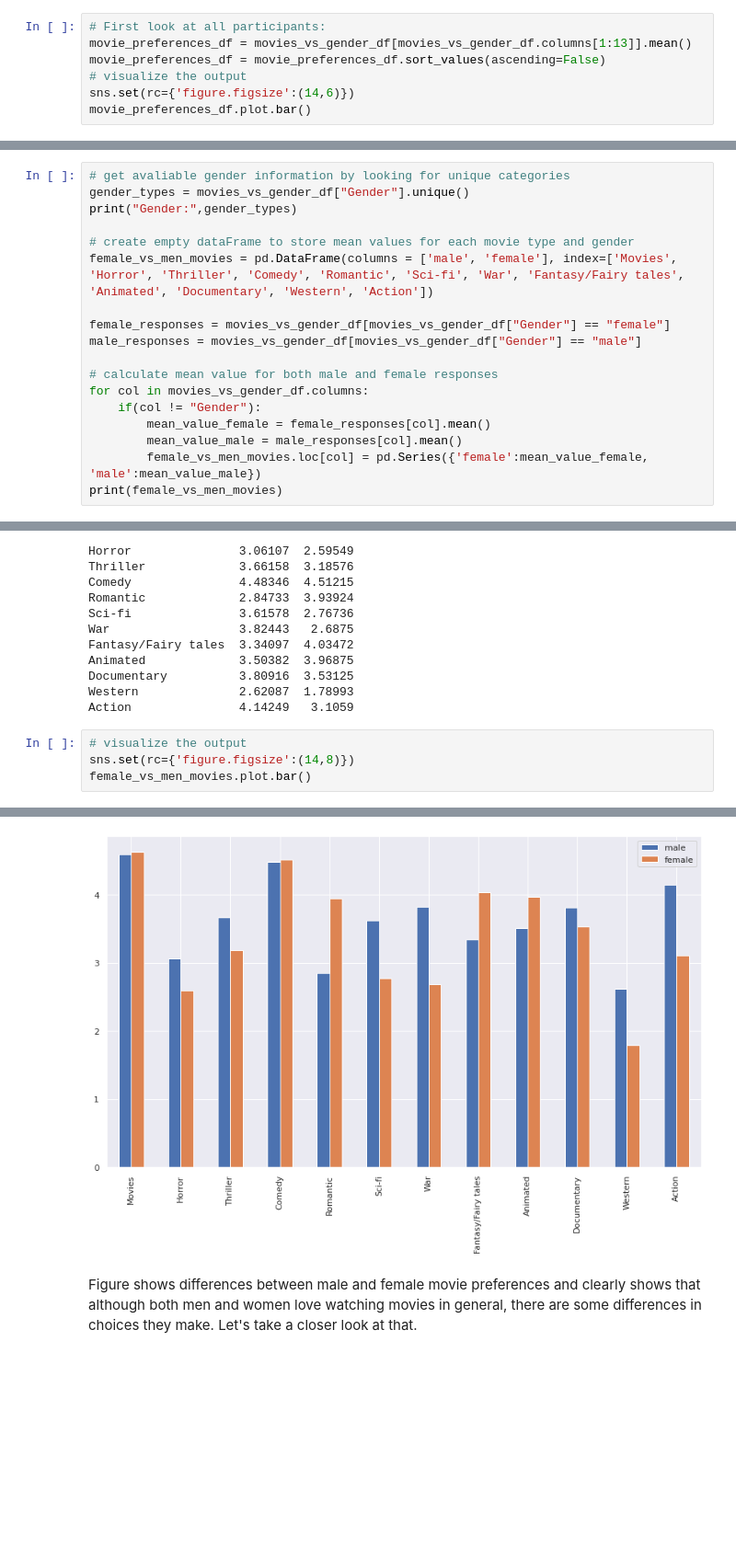
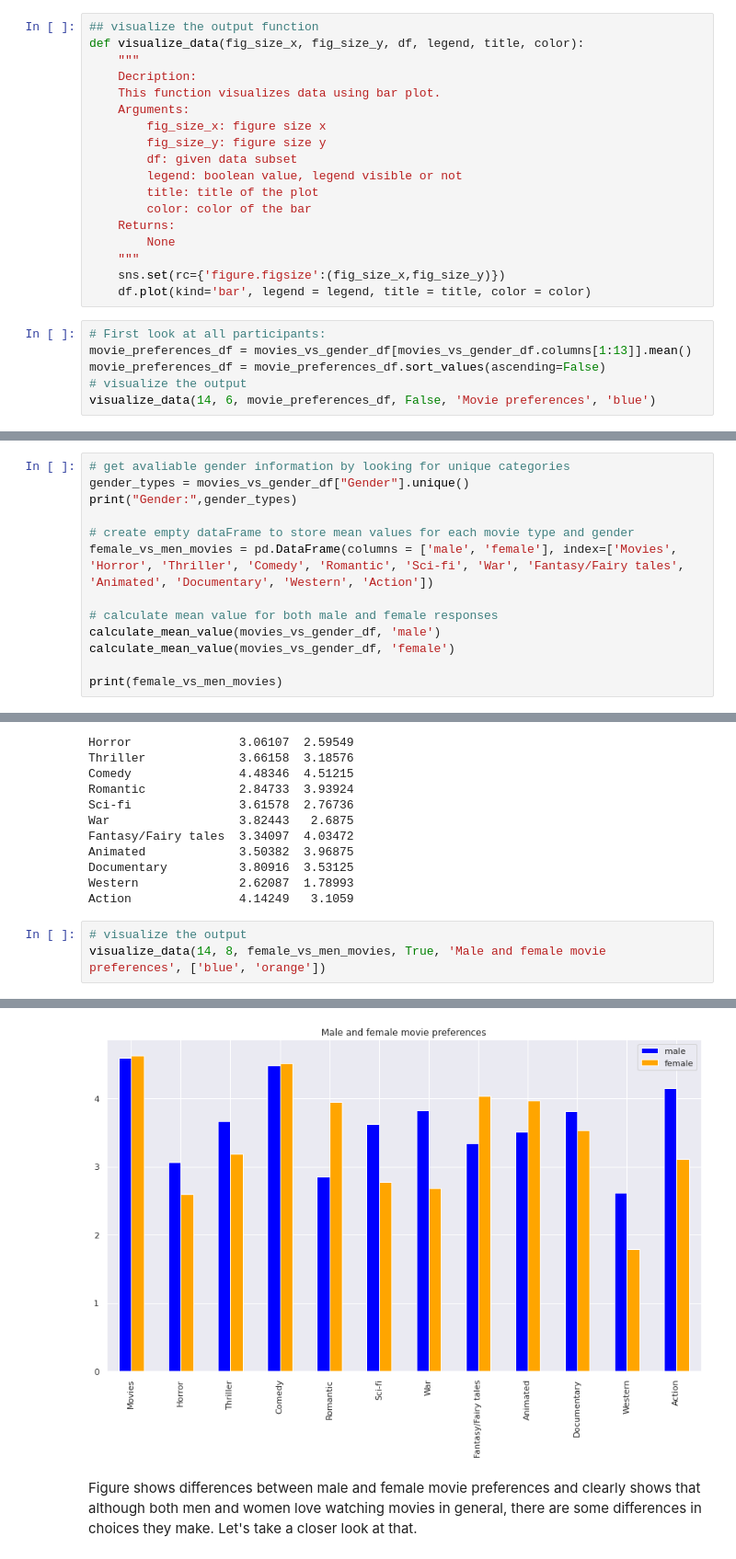
Before and after one commit to olghab/dataScienceProject1, a Jupyter notebook: youngPeopleSurvey_myAnalysis.ipynb, the cells around one changed output, grey strips where cells are left out. Shown: that part at 92% size. Saved outputs shown, nothing was run; the diff lists cells and outputs as text; blank space fills up the shorter version.

Commit message:
add functions and descriptions as provided in feedback

```diff
--- a/youngPeopleSurvey_myAnalysis.ipynb
+++ b/youngPeopleSurvey_myAnalysis.ipynb
@@ -131,10 +177,27 @@ Number of empty cells:  2 , column name:  Action
 Dataset without empty cell has size of: (969, 13)
 Number of removed rows: 41
+# %%
+## visualize the output function
+def visualize_data(fig_size_x, fig_size_y, df, legend, title, color):
+    """
+    Decription:
+    This function visualizes data using bar plot.
+    Arguments:
+        fig_size_x: figure size x
+        fig_size_y: figure size y
+        df: given data subset
+        legend: boolean value, legend visible or not
+        title: title of the plot
+        color: color of the bar
+    Returns:
+        None
+    """
+    sns.set(rc={'figure.figsize':(fig_size_x,fig_size_y)})
+    df.plot(kind='bar', legend = legend, title = title, color = color)
 # %%
 # First look at all participants:
 movie_preferences_df = movies_vs_gender_df[movies_vs_gender_df.columns[1:13]].mean()
 movie_preferences_df = movie_preferences_df.sort_values(ascending=False)
 # visualize the output
-sns.set(rc={'figure.figsize':(14,6)})
-movie_preferences_df.plot.bar()
+visualize_data(14, 6, movie_preferences_df, False, 'Movie preferences', 'blue')
 # %% [output]
@@ -154,15 +234,10 @@ print("Gender:",gender_types)
 # create empty dataFrame to store mean values for each movie type and gender
 female_vs_men_movies = pd.DataFrame(columns = ['male', 'female'], index=['Movies', 'Horror', 'Thriller', 'Comedy', 'Romantic', 'Sci-fi', 'War', 'Fantasy/Fairy tales', 'Animated', 'Documentary', 'Western', 'Action'])
 
-female_responses = movies_vs_gender_df[movies_vs_gender_df["Gender"] == "female"]
-male_responses = movies_vs_gender_df[movies_vs_gender_df["Gender"] == "male"]
+# calculate mean value for both male and female responses
+calculate_mean_value(movies_vs_gender_df, 'male')
+calculate_mean_value(movies_vs_gender_df, 'female')
 
-# calculate mean value for both male and female responses
-for col in movies_vs_gender_df.columns:
-    if(col != "Gender"):
-        mean_value_female = female_responses[col].mean()
-        mean_value_male = male_responses[col].mean()
-        female_vs_men_movies.loc[col] = pd.Series({'female':mean_value_female, 'male':mean_value_male})
 print(female_vs_men_movies)
 # %% [output]
 Gender: ['female' 'male']
@@ -181,6 +256,5 @@ Western              2.62087  1.78993
 Action               4.14249   3.1059
 # %%
 # visualize the output
-sns.set(rc={'figure.figsize':(14,8)})
-female_vs_men_movies.plot.bar()
+visualize_data(14, 8, female_vs_men_movies, True, 'Male and female movie preferences', ['blue', 'orange'])
 # %% [output]
@@ -188,4 +261,4 @@ female_vs_men_movies.plot.bar()
-[figure, old version]
+[figure, new version]
 # %% [markdown]
 Figure shows differences between male and female movie preferences and clearly shows that although both men and women love watching movies in general, there are some differences in choices they make. Let's take a closer look at that.
 # %%
```
Also changed, not shown: parts of 20 cells of this notebook.
